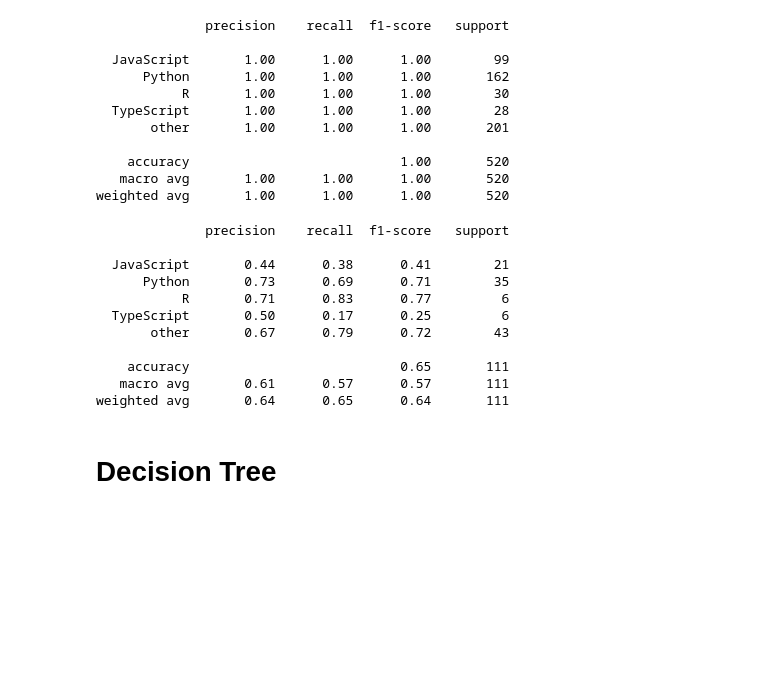
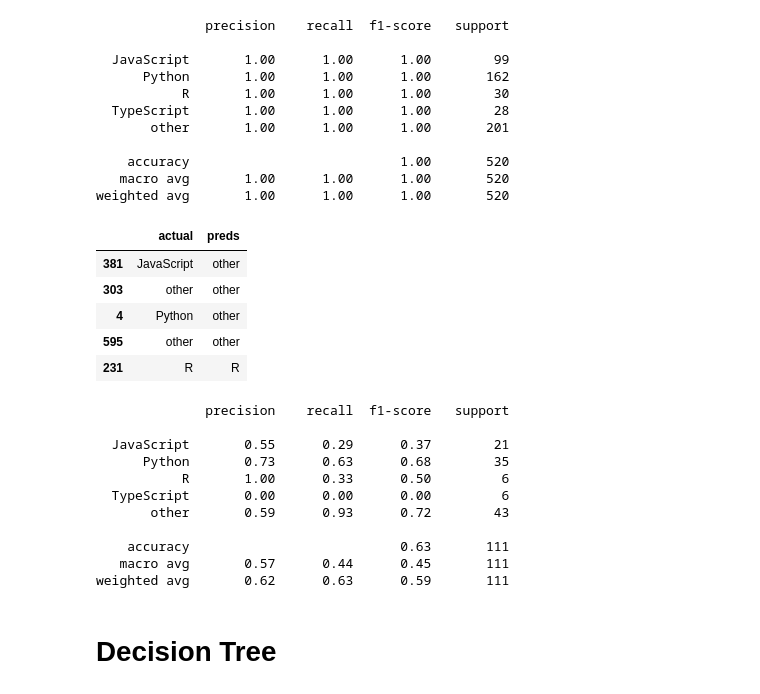
Before and after one commit to NLP-Team-Project/NLP-Project, a Jupyter notebook: Marcelino/prepare&model_scratch.ipynb, the cells around one changed output. Drawn from its saved outputs; the diff is of its cells as text; code cells hidden in the pictures; blank space fills up the shorter version.

```diff
--- a/Marcelino/prepare&model_scratch.ipynb
+++ b/Marcelino/prepare&model_scratch.ipynb
@@ -705,20 +705,32 @@ print(classification_report(y_train_res.actual, y_train_res.preds))
     accuracy                           1.00       520
    macro avg       1.00      1.00      1.00       520
 weighted avg       1.00      1.00      1.00       520
+# %%
+y_val_res = pd.DataFrame({'actual': y_val,
+                           'preds': rf.predict(X_val_tfidf)})
+
+y_val_res.head()
+# %% [output]
+|  | actual | preds |
+| 381 | JavaScript | other |
+| 303 | other | other |
+| 4 | Python | other |
+| 595 | other | other |
+| 231 | R | R |
 # %%
 print(classification_report(y_val_res.actual, y_val_res.preds))
 # %% [output]
               precision    recall  f1-score   support
 
-  JavaScript       0.44      0.38      0.41        21
-      Python       0.73      0.69      0.71        35
-           R       0.71      0.83      0.77         6
-  TypeScript       0.50      0.17      0.25         6
-       other       0.67      0.79      0.72        43
+  JavaScript       0.55      0.29      0.37        21
+      Python       0.73      0.63      0.68        35
+           R       1.00      0.33      0.50         6
+  TypeScript       0.00      0.00      0.00         6
+       other       0.59      0.93      0.72        43
 
-    accuracy                           0.65       111
-   macro avg       0.61      0.57      0.57       111
-weighted avg       0.64      0.65      0.64       111
+    accuracy                           0.63       111
+   macro avg       0.57      0.44      0.45       111
+weighted avg       0.62      0.63      0.59       111
 # %% [markdown]
 # Decision Tree
 # %%
```
Also changed, not shown: parts of 12 cells of this notebook, 4 other files.
